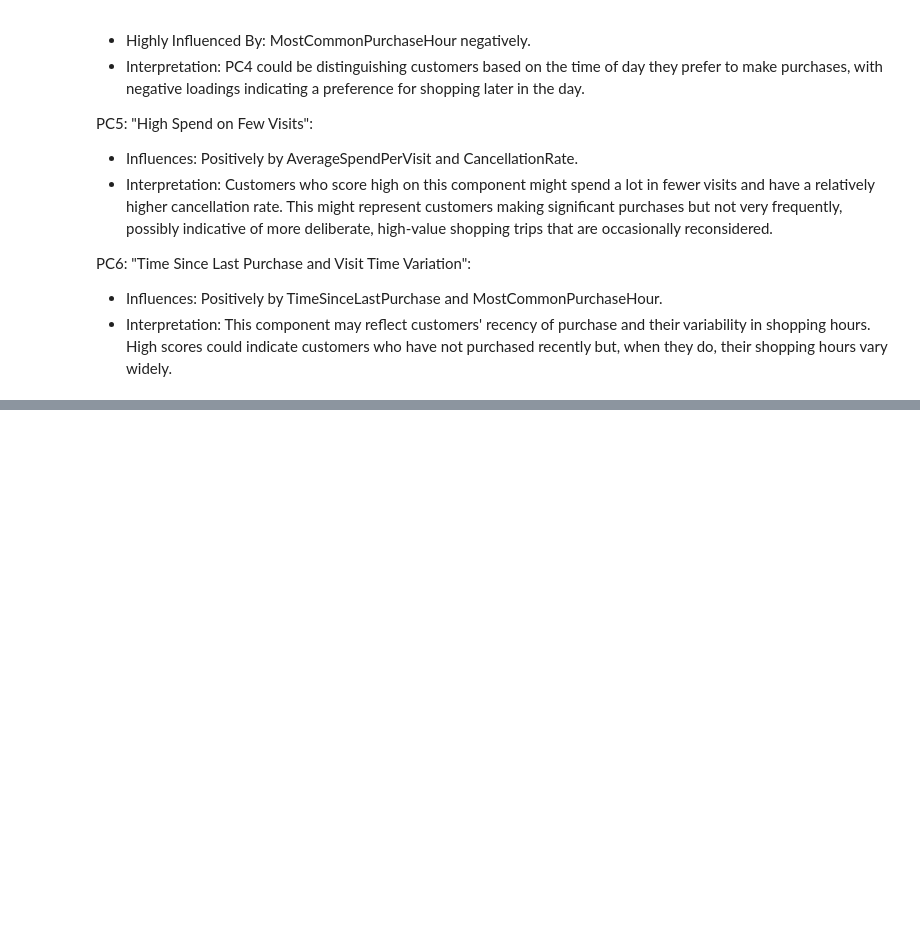
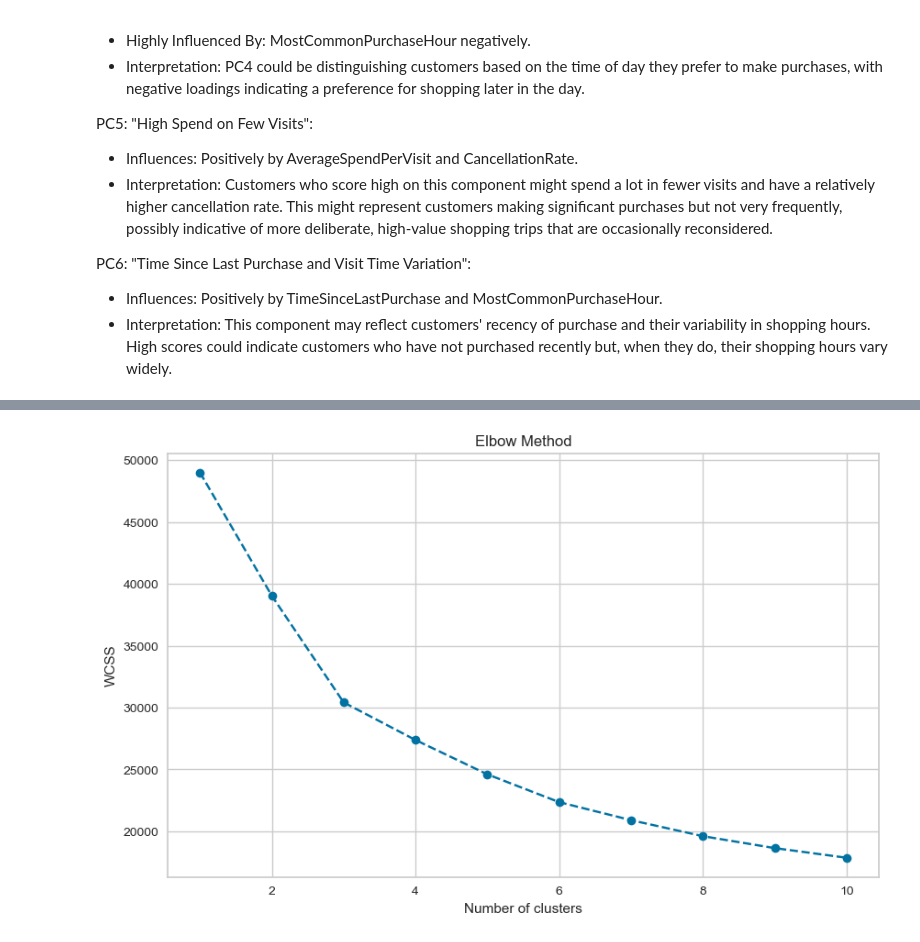
Before and after one commit to fabrizi0rigodanz0/Customer_Churn_Prediction_ML, a Jupyter notebook: notebook/notebook.ipynb, the cells around one changed output, grey strips where cells are left out. Cells and saved outputs as stored; diff of their text form; code cells hidden in the pictures; blank space fills up the shorter version.

```diff
--- a/notebook/notebook.ipynb
+++ b/notebook/notebook.ipynb
@@ -1123,3 +1123,10 @@ PC5: "High Spend on Few Visits":
 PC6: "Time Since Last Purchase and Visit Time Variation":
 - Influences: Positively by TimeSinceLastPurchase and MostCommonPurchaseHour.
 - Interpretation: This component may reflect customers' recency of purchase and their variability in shopping hours. High scores could indicate customers who have not purchased recently but, when they do, their shopping hours vary widely.
+# %%
+# Selecting the number of components that explain at least 80% of the variance
+pca_components = 6
+pca_features_six = pca_features[:, :pca_components]
+
+pca_features_six = pd.DataFrame(pca_features_six, columns=[f'PC{i}' for i in range(1, pca_components + 1)])
+pca_features_six.head()
@@ -1125,0 +1140,17 @@ PC6: "Time Since Last Purchase and Visit Time Variation":
+# %%
+#Elbow method
+wcss = []
+for i in range(1, 11):
+    kmeans = KMeans(n_clusters=i, init='k-means++', max_iter=300, n_init=10, random_state=42)
+    kmeans.fit(pca_features_six)
+    wcss.append(kmeans.inertia_)
+
+# Plot the WCSS to find the elbow
+plt.figure(figsize=(10, 6))
+plt.plot(range(1, 11), wcss, marker='o', linestyle='--')
+plt.title('Elbow Method')
+plt.xlabel('Number of clusters')
+plt.ylabel('WCSS')
+plt.show()
+# %% [output]
+[figure, added]
```
Also changed, not shown: parts of 3 cells of this notebook.
